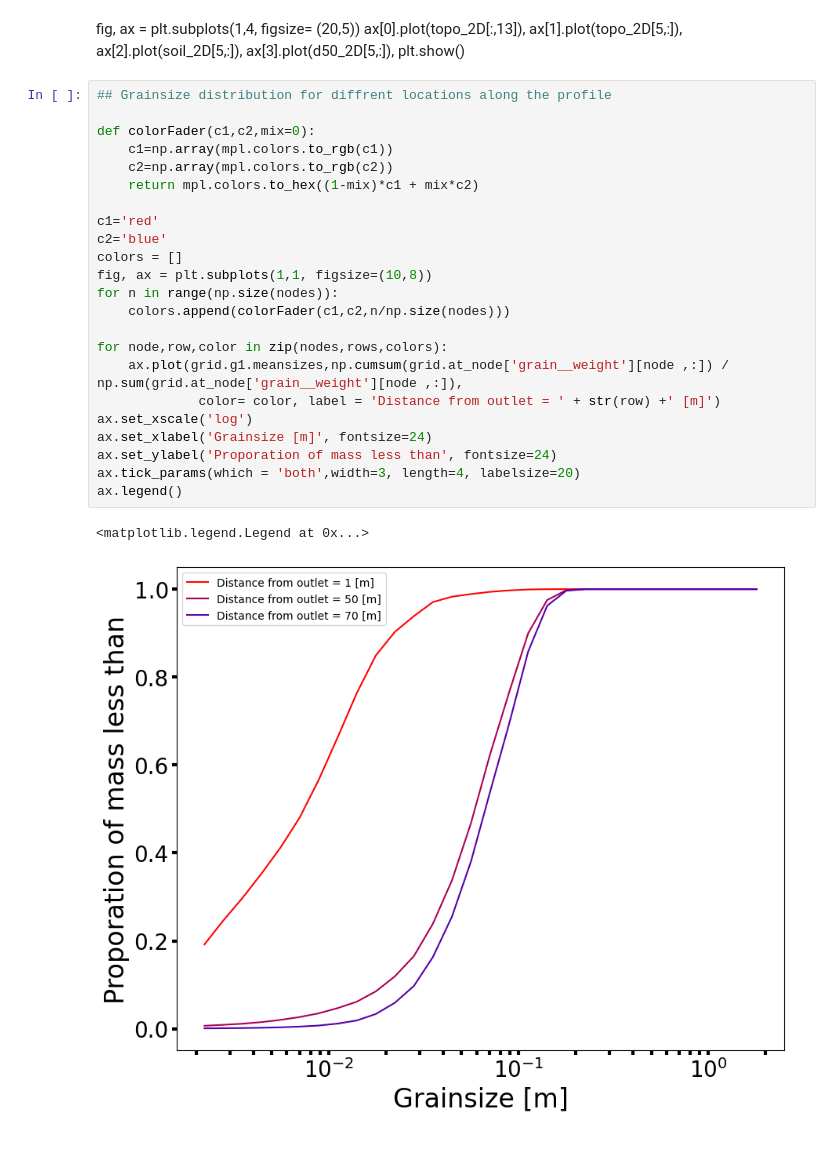
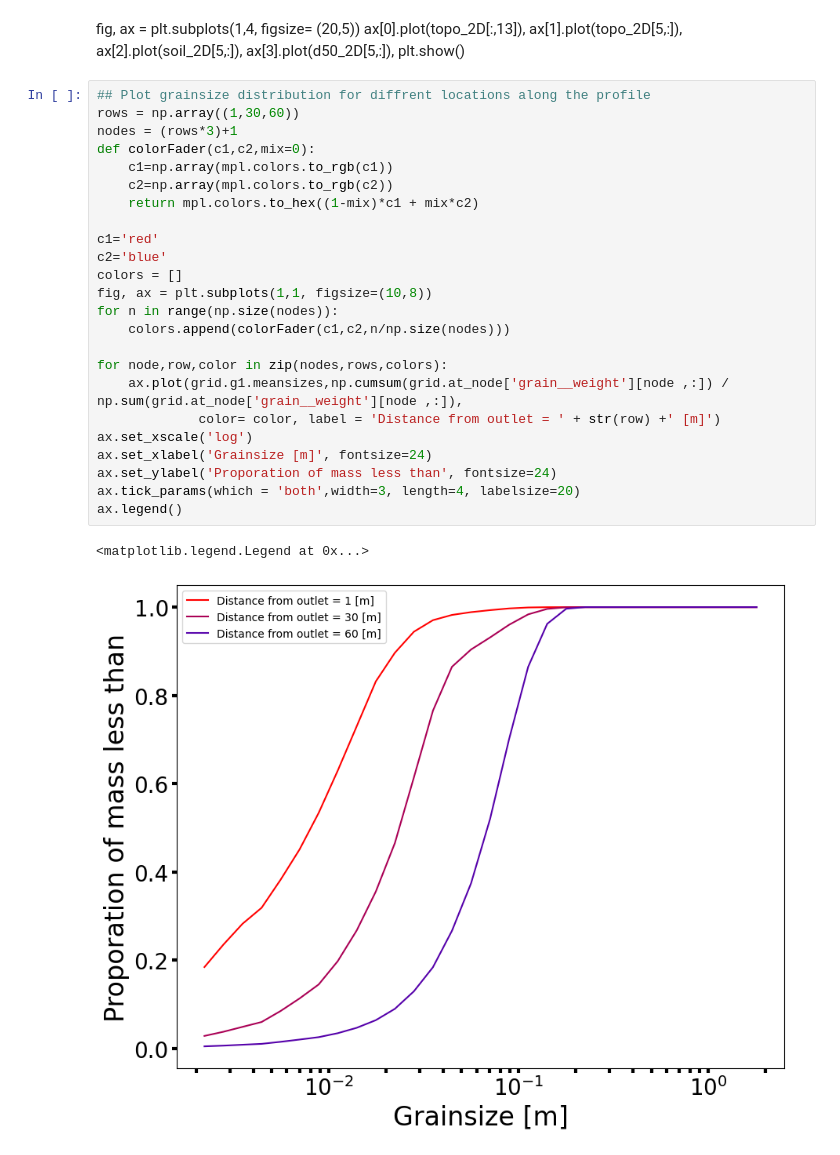
Before and after one commit to yuvalsmilo/DrylandsHillslopeLEM, a Jupyter notebook: DrylandsHillslope_main.ipynb, the cells around one changed output. Drawn from its saved outputs; the diff is of its cells as text.

```diff
--- a/DrylandsHillslope_main.ipynb
+++ b/DrylandsHillslope_main.ipynb
@@ -331,28 +333,29 @@ ax[1].plot(topo_2D[5,:]),
 ax[2].plot(soil_2D[5,:]),
 ax[3].plot(d50_2D[5,:]), plt.show()
 # %%
-## Grainsize distribution for diffrent locations along the profile
-
+## Plot grainsize distribution for diffrent locations along the profile
+rows = np.array((1,30,60))
+nodes = (rows*3)+1
 def colorFader(c1,c2,mix=0):
     c1=np.array(mpl.colors.to_rgb(c1))
     c2=np.array(mpl.colors.to_rgb(c2))
     return mpl.colors.to_hex((1-mix)*c1 + mix*c2)
 
 c1='red'
 c2='blue'
 colors = []
 fig, ax = plt.subplots(1,1, figsize=(10,8))
 for n in range(np.size(nodes)):
     colors.append(colorFader(c1,c2,n/np.size(nodes)))
 
 for node,row,color in zip(nodes,rows,colors):
     ax.plot(grid.g1.meansizes,np.cumsum(grid.at_node['grain__weight'][node ,:]) / np.sum(grid.at_node['grain__weight'][node ,:]),
              color= color, label = 'Distance from outlet = ' + str(row) +' [m]')
 ax.set_xscale('log')
 ax.set_xlabel('Grainsize [m]', fontsize=24)
 ax.set_ylabel('Proporation of mass less than', fontsize=24)
 ax.tick_params(which = 'both',width=3, length=4, labelsize=20)
 ax.legend()
 # %% [output]
 <matplotlib.legend.Legend at 0x...>
-[figure, old version]
+[figure, new version]
```
Also changed, not shown: parts of 4 cells of this notebook.
